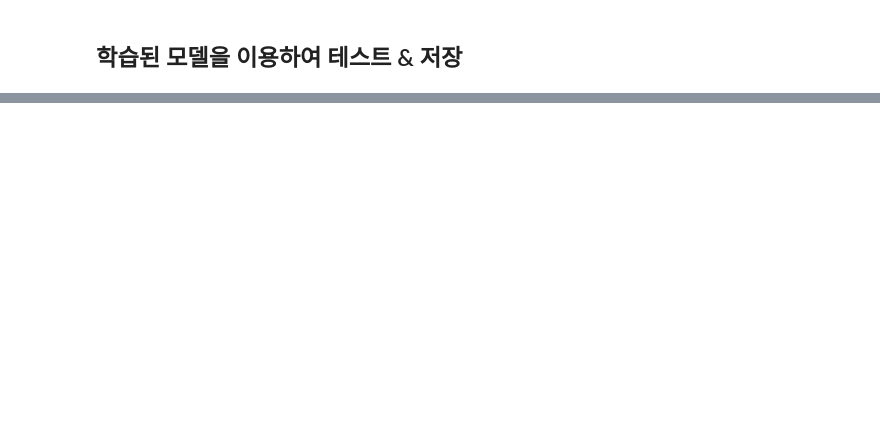
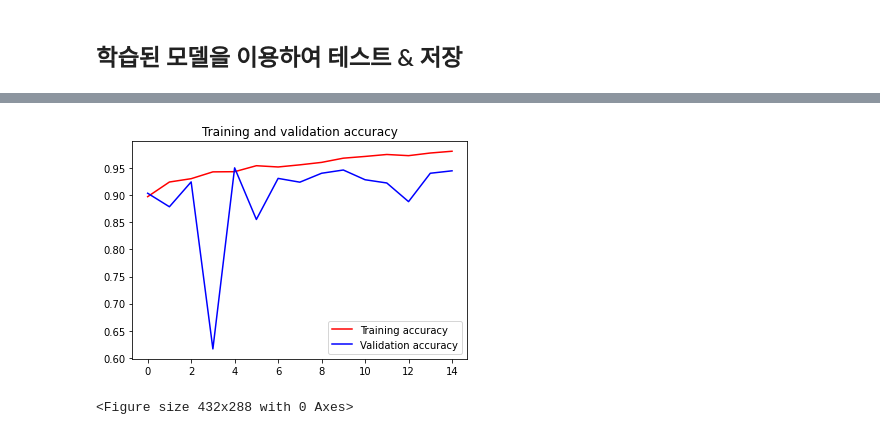
Before and after one commit to An-Dongsun/Melanoma-Detection, a Jupyter notebook: DL_model_제작.ipynb, the cells around one changed output, grey strips where cells are left out. Drawn from its saved outputs; the diff is of its cells as text; code cells hidden in the pictures; blank space fills up the shorter version.

Commit message:
InceptionResNetV2 - 모델 성능 비교

```diff
--- a/DL_model_제작.ipynb
+++ b/DL_model_제작.ipynb
@@ -203,0 +222,30 @@ resnet_model.save('resnet_base_model.h5')
+# %%
+# 학습시킨 데이터를 저장시키기 위한 코드다.
+checkpoint_filepath2 = "inception_resnet_model_best.hdf5"
+
+# early stopping
+# val_loss 모니터링, patience = 10 → 연속적으로 10번이나 값이 나아지지 않으면 조기 종료
+early_stop = keras.callbacks.EarlyStopping(monitor = 'val_loss', min_delta = 0, patience = 10, verbose = 1)
+
+# Validation Set을 기준으로 가장 최적의 모델을 찾기
+save_best = keras.callbacks.ModelCheckpoint(filepath = checkpoint_filepath2,
+                                            monitor = 'val_loss',
+                                            verbose = 1,
+                                            save_best_only = True,
+                                            save_weights_only = True,
+                                            mode = 'auto',
+                                            save_freq = 'epoch',
+                                            options = None)
+
+# 변수 설정을 따로 하는 방법을 적용하기 위한 코드입니다.
+batch_size = 64
+epochs_max = 50
+
+# 모델 학습
+# 위에서 설정한 batch_size, epochs_max 그대로 가져와서 사용하기
+results2 = inception_resnet_model.fit(train,
+                                      batch_size = batch_size,
+                                      epochs = epochs_max,
+                                      verbose = 1,
+                                      validation_data = test,
+                                      callbacks = [early_stop, save_best])
@@ -203,0 +275,17 @@ resnet_model.save('resnet_base_model.h5')
+# %%
+acc = results2.history['accuracy']
+val_acc = results2.history['val_accuracy']
+loss = results2.history['loss']
+val_loss = results2.history['val_loss']
+
+epochs = range(len(acc))
+
+plt.plot(epochs, acc, 'r', label='Training accuracy')
+plt.plot(epochs, val_acc, 'b', label='Validation accuracy')
+plt.title('Training and validation accuracy')
+plt.legend(loc=0)
+plt.figure()
+plt.show()
+# %% [output]
+[figure, added]
+<Figure size 432x288 with 0 Axes>
```
Also changed, not shown: parts of 17 cells of this notebook.
